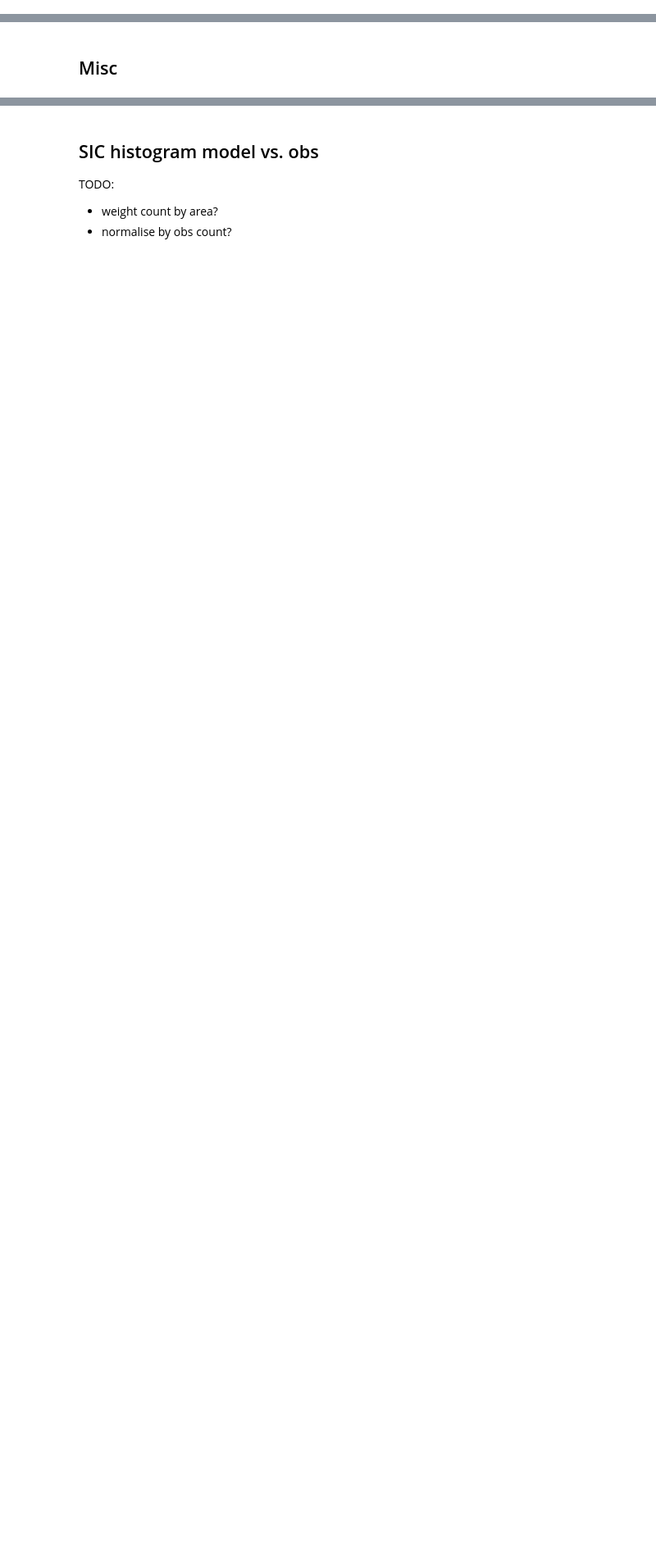
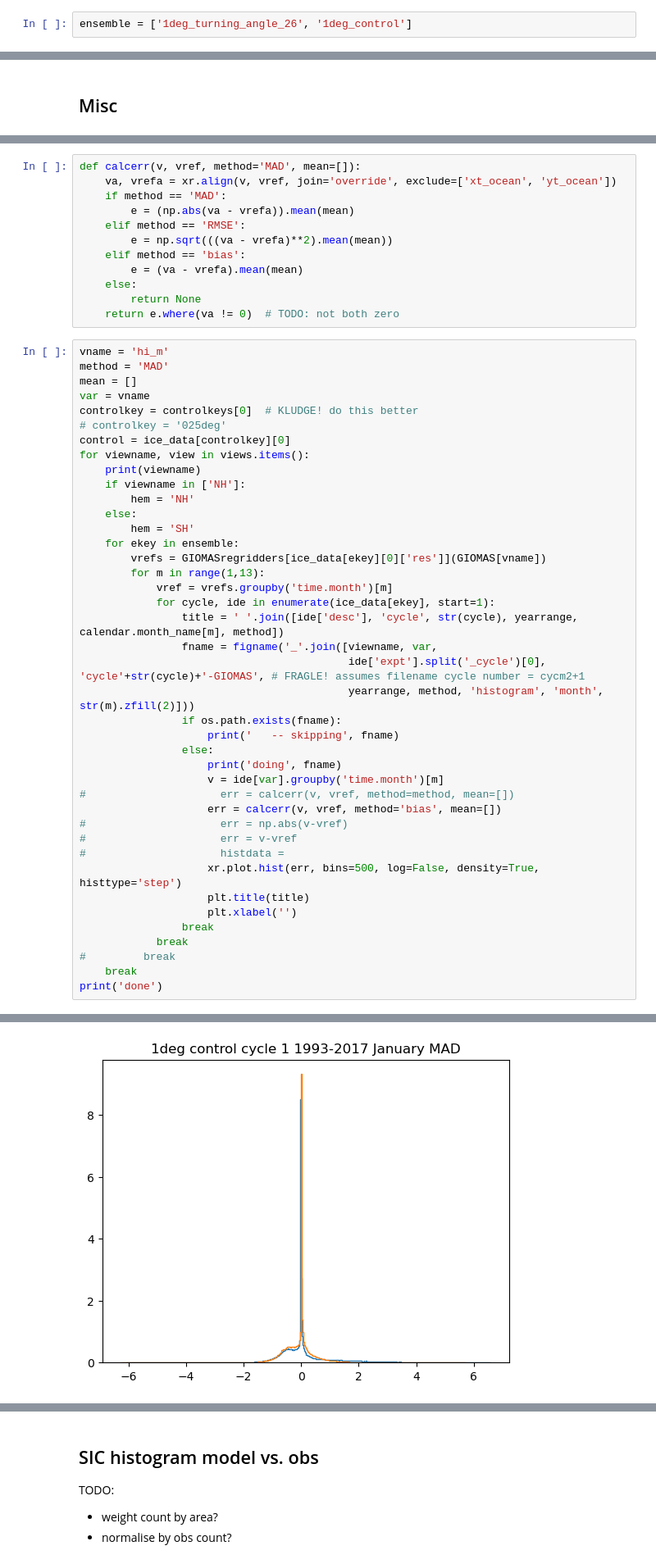
Before and after one commit to aekiss/ice_analysis, a Jupyter notebook: ice_maps.ipynb, the cells around one changed output, grey strips where cells are left out. Shown at 82% size. Cells and saved outputs as stored; diff of their text form; blank space fills up the shorter version.

Commit message:
initial histogram attempts

```diff
--- a/ice_maps.ipynb
+++ b/ice_maps.ipynb
@@ -410,6 +410,8 @@ ensemble = ['1deg', '025deg', '01deg']
 controlkeys = ensemble
 # %% [raw]
 ensemble = ['1deg_albicev_0.9', '1deg_control']
+# %%
+ensemble = ['1deg_turning_angle_26', '1deg_control']
 # %%
 ensemble
 # %% [output]
@@ -4030,0 +4039,54 @@ plotSIC(obs_SH_mm.sel(month=1), **SH);
+# %%
+def calcerr(v, vref, method='MAD', mean=[]):
+    va, vrefa = xr.align(v, vref, join='override', exclude=['xt_ocean', 'yt_ocean'])
+    if method == 'MAD':
+        e = (np.abs(va - vrefa)).mean(mean)
+    elif method == 'RMSE':
+        e = np.sqrt(((va - vrefa)**2).mean(mean))
+    elif method == 'bias':
+        e = (va - vrefa).mean(mean)
+    else:
+        return None
+    return e.where(va != 0)  # TODO: not both zero
+# %%
+vname = 'hi_m'
+method = 'MAD'
+mean = []
+var = vname
+controlkey = controlkeys[0]  # KLUDGE! do this better
+# controlkey = '025deg'
+control = ice_data[controlkey][0]
+for viewname, view in views.items():
+    print(viewname)
+    if viewname in ['NH']:
+        hem = 'NH'
+    else:
+        hem = 'SH'
+    for ekey in ensemble:
+        vrefs = GIOMASregridders[ice_data[ekey][0]['res']](GIOMAS[vname])
+        for m in range(1,13):
+            vref = vrefs.groupby('time.month')[m]
+            for cycle, ide in enumerate(ice_data[ekey], start=1):
+                title = ' '.join([ide['desc'], 'cycle', str(cycle), yearrange, calendar.month_name[m], method])
+                fname = figname('_'.join([viewname, var,
+                                          ide['expt'].split('_cycle')[0], 'cycle'+str(cycle)+'-GIOMAS', # FRAGLE! assumes filename cycle number = cycm2+1
+                                          yearrange, method, 'histogram', 'month', str(m).zfill(2)]))
+                if os.path.exists(fname):
+                    print('   -- skipping', fname)
+                else:
+                    print('doing', fname)
+                    v = ide[var].groupby('time.month')[m]
+#                     err = calcerr(v, vref, method=method, mean=[])
+                    err = calcerr(v, vref, method='bias', mean=[])
+#                     err = np.abs(v-vref)
+#                     err = v-vref
+#                     histdata =
+                    xr.plot.hist(err, bins=500, log=False, density=True, histtype='step')
+                    plt.title(title)
+                    plt.xlabel('')
+                break
+            break
+#         break
+    break
+print('done')
+# %% [output]
@@ -4030,0 +4097 @@ plotSIC(obs_SH_mm.sel(month=1), **SH);
+[figure, added]
```
Also changed, not shown: parts of 10 cells of this notebook.
